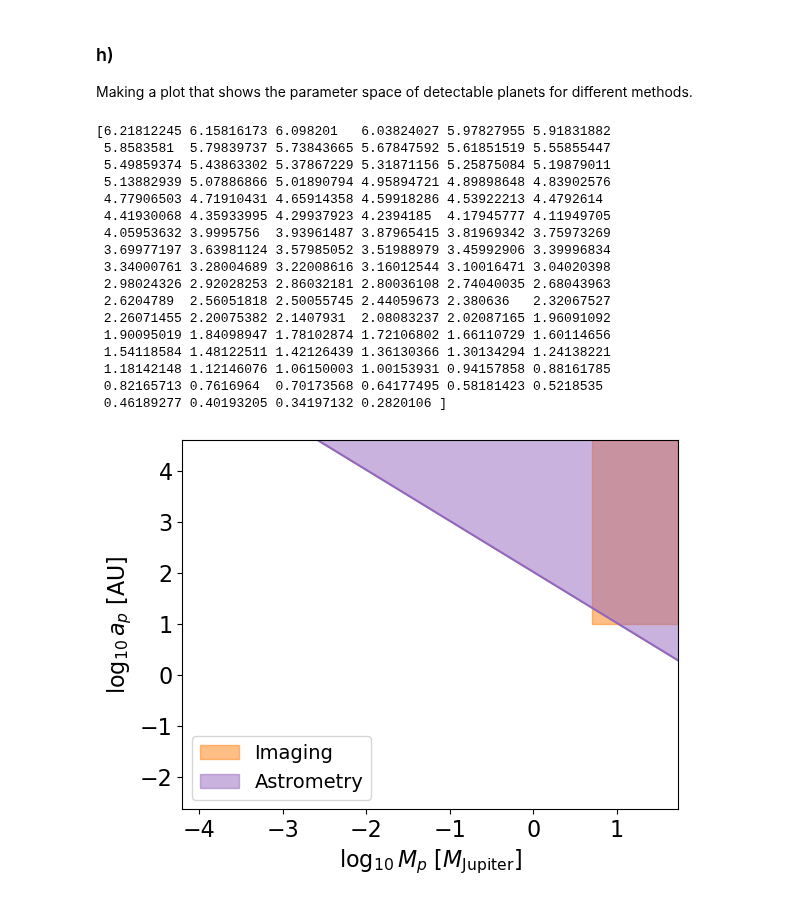
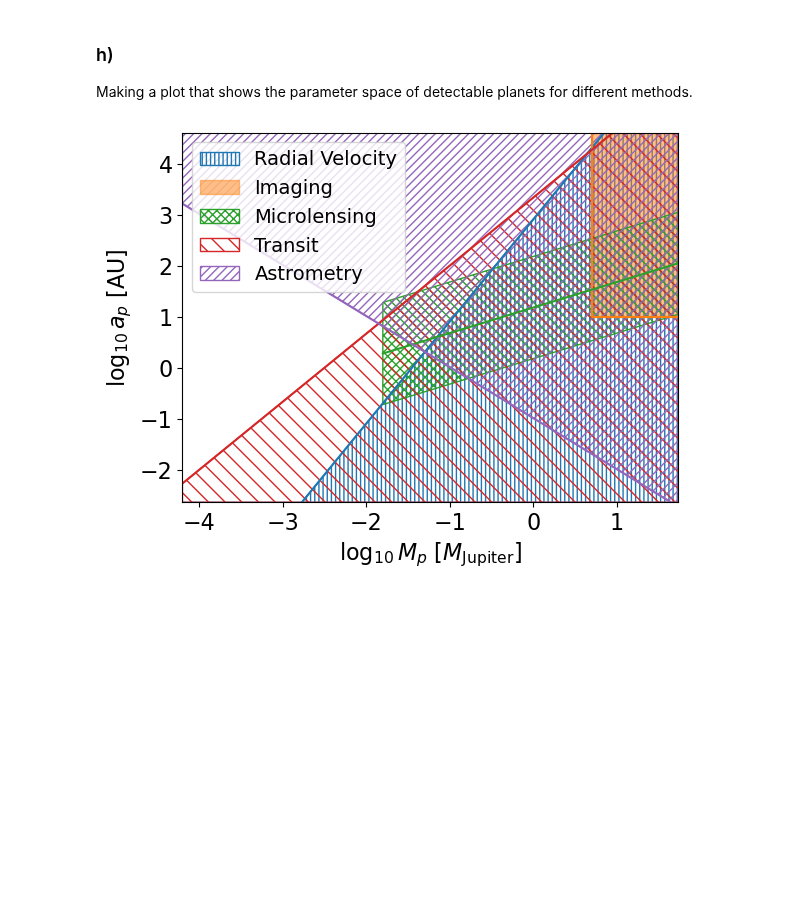
Before and after one commit to oliviergilbertastro/UMich, a Jupyter notebook: ASTRO530/hw6/hw6.ipynb, the cells around one changed output. Drawn from its saved outputs; the diff is of its cells as text; code cells hidden in the pictures; blank space fills up the shorter version.

```diff
--- a/ASTRO530/hw6/hw6.ipynb
+++ b/ASTRO530/hw6/hw6.ipynb
@@ -218,51 +218,52 @@ a_AU = [
     30.11
 ]
 for i, planet in enumerate(planets):
     plt.plot(np.log10(masses_M_jup[i]), np.log10(a_AU[i]), marker="d", color="black", ls="None", label=(None if i!=0 else "Solar Sys. Planets"))
     plt.text(np.log10(masses_M_jup[i]), np.log10(a_AU[i]), planet, fontsize=14, fontweight="bold")
 
 xlim = plt.xlim()
 ylim = plt.ylim()
 plt.legend(fontsize=13)
 plt.close()
 
 m_p_range = np.logspace(*xlim, 100)
 def astrometry_limit(m_p):
-    return (((M_sun/(m_p*M_jup)) * 0.1*u.AU).to(u.AU)).value
+    return (((M_sun/(m_p*M_jup)) * 10E-5*u.AU).to(u.AU)).value
+def RV_limit(m_p):
+    return ((((m_p*M_jup)/M_sun)**2 * 8.871E8*u.AU).to(u.AU)).value
+def transit_limit(m_p):
+    return ((((m_p*M_jup)/M_earth)**(4/3) * 1*u.AU).to(u.AU)).value
+def microlensing_limit(m_p):
+    a_ps = (((m_p)**(1/2) * 15.2627*u.AU).to(u.AU)).value
+    a_ps = np.where(m_p > ((5*u.M_earth/u.M_jup).to(u.M_earth**0)).value, a_ps, np.nan)
+    return a_ps
 
 prop_cycle = plt.rcParams['axes.prop_cycle']
 colors = prop_cycle.by_key()['color']
 symbols = [".","^","x","*","s"]
 for i,detection_method in enumerate(df["discoverymethod"].unique()):
     sub_df = df[df["discoverymethod"] == detection_method]
     if detection_method == "Imaging":
+        plt.vlines(np.log10(5), np.log10(10), ylim[1], color=colors[i])
+        plt.hlines(np.log10(10), np.log10(5), xlim[1], color=colors[i])
         plt.fill_between([np.log10(5), xlim[1]], np.log10(10), ylim[1], color=colors[i], alpha=0.5, label=detection_method)
     if detection_method =="Astrometry":
-        print(np.log10(astrometry_limit(m_p_range)))
         plt.plot(np.log10(m_p_range), np.log10(astrometry_limit(m_p_range)), marker="None", ls="-", color=colors[i])
-        plt.fill_between(np.log10(m_p_range), np.log10(astrometry_limit(m_p_range)), np.ones_like(m_p_range)*ylim[1], color=colors[i], alpha=0.5, label=detection_method)
+        plt.fill_between(np.log10(m_p_range), np.log10(astrometry_limit(m_p_range)), np.ones_like(m_p_range)*ylim[1], facecolor="None", alpha=1, edgecolor=colors[i], label=detection_method, hatch="////")
+    if detection_method =="Radial Velocity":
+        plt.plot(np.log10(m_p_range), np.log10(RV_limit(m_p_range)), marker="None", ls="-", color=colors[i])
+        plt.fill_between(np.log10(m_p_range), np.ones_like(m_p_range)*ylim[0], np.log10(RV_limit(m_p_range)), facecolor="None", alpha=1, edgecolor=colors[i], label=detection_method, hatch="||||")
+    if detection_method =="Transit":
+        plt.plot(np.log10(m_p_range), np.log10(transit_limit(m_p_range)), marker="None", ls="-", color=colors[i])
+        plt.fill_between(np.log10(m_p_range), np.ones_like(m_p_range)*ylim[0], np.log10(transit_limit(m_p_range)), facecolor="None", alpha=1, edgecolor=colors[i], label=detection_method, hatch="\\\\")
+    if detection_method =="Microlensing":
+        plt.plot(np.log10(m_p_range), np.log10(microlensing_limit(m_p_range)), marker="None", ls="-", color=colors[i])
+        plt.fill_between(np.log10(m_p_range), np.log10(microlensing_limit(m_p_range))-1, np.log10(microlensing_limit(m_p_range))+1, facecolor="None", alpha=1, edgecolor=colors[i], label=detection_method, hatch="xxxx")
 plt.xlim(xlim)
 plt.ylim(ylim)
 plt.xlabel(r"$\log_{10}M_p$ [$M_\mathrm{Jupiter}$]")
 plt.ylabel(r"$\log_{10}a_p$ [AU]")
 plt.legend(fontsize=14)
 plt.show()
 # %% [output]
-[6.21812245 6.15816173 6.098201   6.03824027 5.97827955 5.91831882
- 5.8583581  5.79839737 5.73843665 5.67847592 5.61851519 5.55855447
- 5.49859374 5.43863302 5.37867229 5.31871156 5.25875084 5.19879011
- 5.13882939 5.07886866 5.01890794 4.95894721 4.89898648 4.83902576
- 4.77906503 4.71910431 4.65914358 4.59918286 4.53922213 4.4792614
- 4.41930068 4.35933995 4.29937923 4.2394185  4.17945777 4.11949705
- 4.05953632 3.9995756  3.93961487 3.87965415 3.81969342 3.75973269
- 3.69977197 3.63981124 3.57985052 3.51988979 3.45992906 3.39996834
- 3.34000761 3.28004689 3.22008616 3.16012544 3.10016471 3.04020398
- 2.98024326 2.92028253 2.86032181 2.80036108 2.74040035 2.68043963
- 2.6204789  2.56051818 2.50055745 2.44059673 2.380636   2.32067527
- 2.26071455 2.20075382 2.1407931  2.08083237 2.02087165 1.96091092
- 1.90095019 1.84098947 1.78102874 1.72106802 1.66110729 1.60114656
- 1.54118584 1.48122511 1.42126439 1.36130366 1.30134294 1.24138221
- 1.18142148 1.12146076 1.06150003 1.00153931 0.94157858 0.88161785
- 0.82165713 0.7616964  0.70173568 0.64177495 0.58181423 0.5218535
- 0.46189277 0.40193205 0.34197132 0.2820106 ]
-[figure, old version]
+[figure, new version]
```
Also changed, not shown: parts of 4 cells of this notebook.
